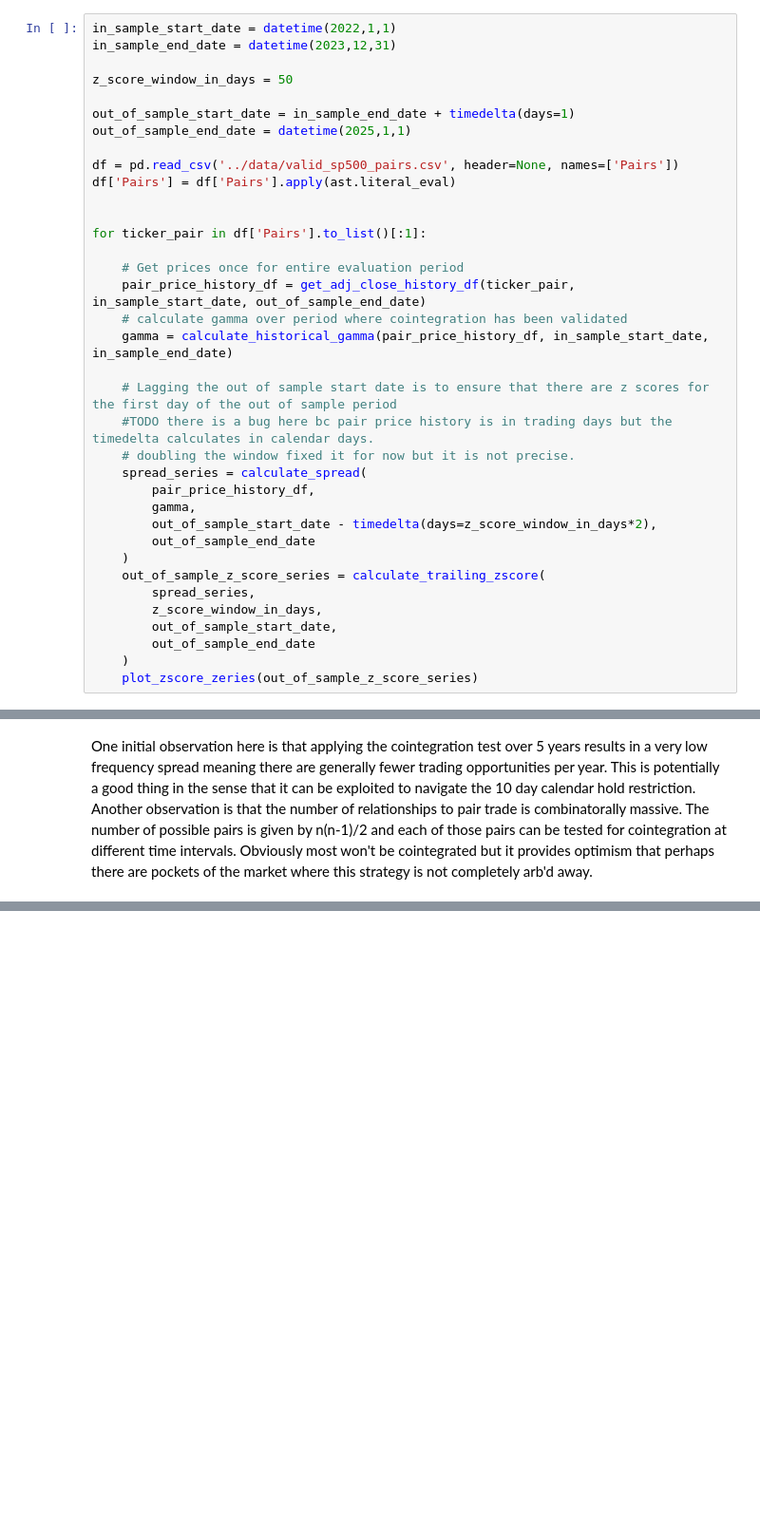
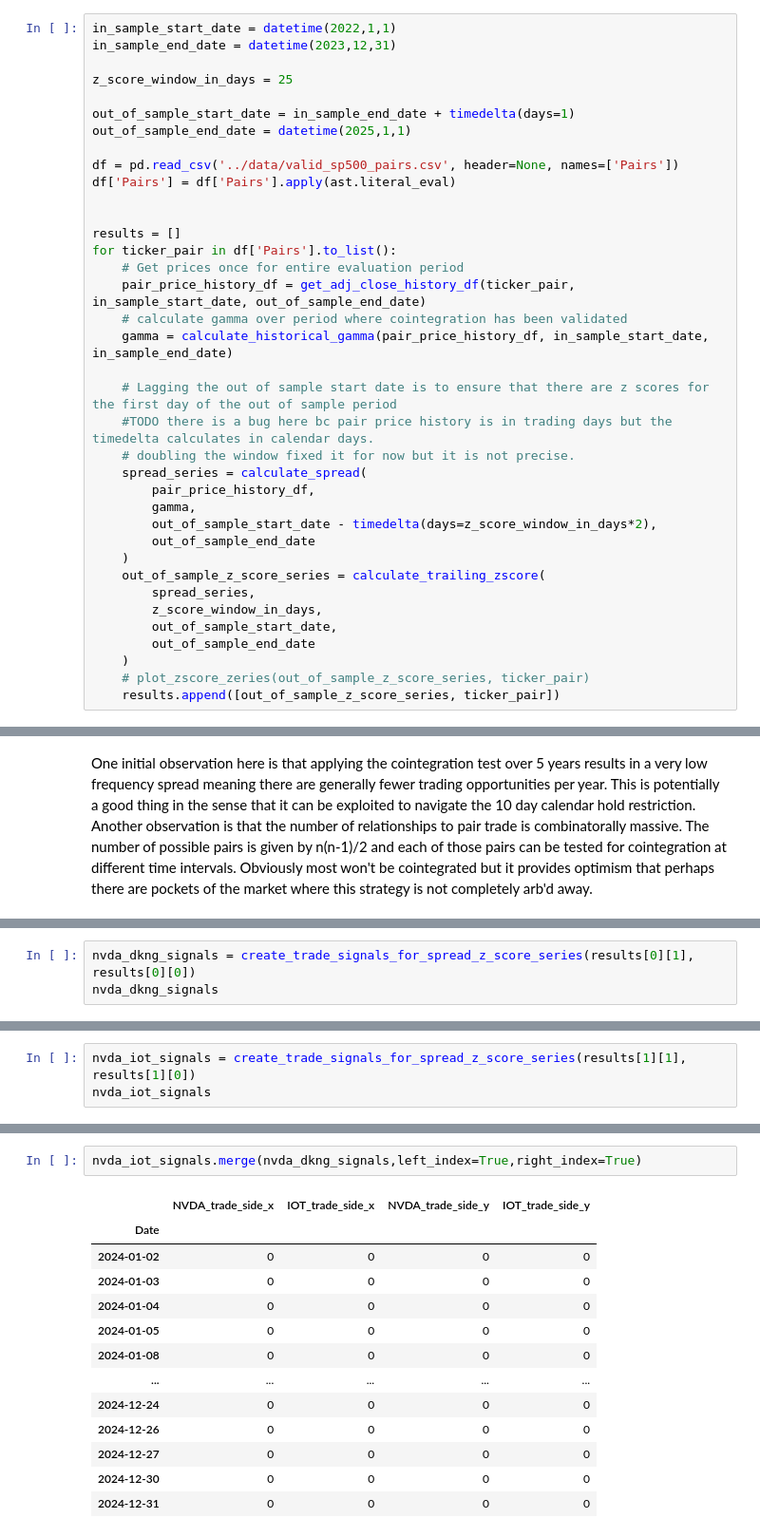
Before and after one commit to logandeboo/pairs_trading, a Jupyter notebook: scratchwork/pairs_trading.ipynb, the cells around one changed output, grey strips where cells are left out. Shown at 95% size. Saved outputs shown, nothing was run; the diff lists cells and outputs as text; blank space fills up the shorter version.

```diff
--- a/scratchwork/pairs_trading.ipynb
+++ b/scratchwork/pairs_trading.ipynb
@@ -85,7 +85,7 @@ def plot_zscore_zeries(zscore_series: pd.Series):
 in_sample_start_date = datetime(2022,1,1)
 in_sample_end_date = datetime(2023,12,31)
 
-z_score_window_in_days = 50
+z_score_window_in_days = 25
 
 out_of_sample_start_date = in_sample_end_date + timedelta(days=1)
 out_of_sample_end_date = datetime(2025,1,1)
@@ -94,8 +94,8 @@ df = pd.read_csv('../data/valid_sp500_pairs.csv', header=None, names=['Pairs'])
 df['Pairs'] = df['Pairs'].apply(ast.literal_eval)
 
 
-for ticker_pair in df['Pairs'].to_list()[:1]:
-
+results = []
+for ticker_pair in df['Pairs'].to_list():
     # Get prices once for entire evaluation period
     pair_price_history_df = get_adj_close_history_df(ticker_pair, in_sample_start_date, out_of_sample_end_date)
     # calculate gamma over period where cointegration has been validated
@@ -116,4 +116,5 @@ for ticker_pair in df['Pairs'].to_list()[:1]:
         out_of_sample_start_date,
         out_of_sample_end_date
     )
-    plot_zscore_zeries(out_of_sample_z_score_series)
+    # plot_zscore_zeries(out_of_sample_z_score_series, ticker_pair)
+    results.append([out_of_sample_z_score_series, ticker_pair])
@@ -233,0 +369,3 @@ print(f"Total cointegrated pairs saved: {len(cointegration_results)}")
+# %%
+nvda_dkng_signals = create_trade_signals_for_spread_z_score_series(results[0][1], results[0][0])
+nvda_dkng_signals
@@ -233,0 +387,3 @@ print(f"Total cointegrated pairs saved: {len(cointegration_results)}")
+# %%
+nvda_iot_signals = create_trade_signals_for_spread_z_score_series(results[1][1], results[1][0])
+nvda_iot_signals
@@ -233,0 +405,16 @@ print(f"Total cointegrated pairs saved: {len(cointegration_results)}")
+# %%
+nvda_iot_signals.merge(nvda_dkng_signals,left_index=True,right_index=True)
+# %% [output]
+|  | NVDA_trade_side_x | IOT_trade_side_x | NVDA_trade_side_y | IOT_trade_side_y |
+| Date |  |  |  |  |
+| 2024-01-02 | 0 | 0 | 0 | 0 |
+| 2024-01-03 | 0 | 0 | 0 | 0 |
+| 2024-01-04 | 0 | 0 | 0 | 0 |
+| 2024-01-05 | 0 | 0 | 0 | 0 |
+| 2024-01-08 | 0 | 0 | 0 | 0 |
+| ... | ... | ... | ... | ... |
+| 2024-12-24 | 0 | 0 | 0 | 0 |
+| 2024-12-26 | 0 | 0 | 0 | 0 |
+| 2024-12-27 | 0 | 0 | 0 | 0 |
+| 2024-12-30 | 0 | 0 | 0 | 0 |
+| 2024-12-31 | 0 | 0 | 0 | 0 |
```
Also changed, not shown: parts of 12 cells of this notebook, 5 other files.
